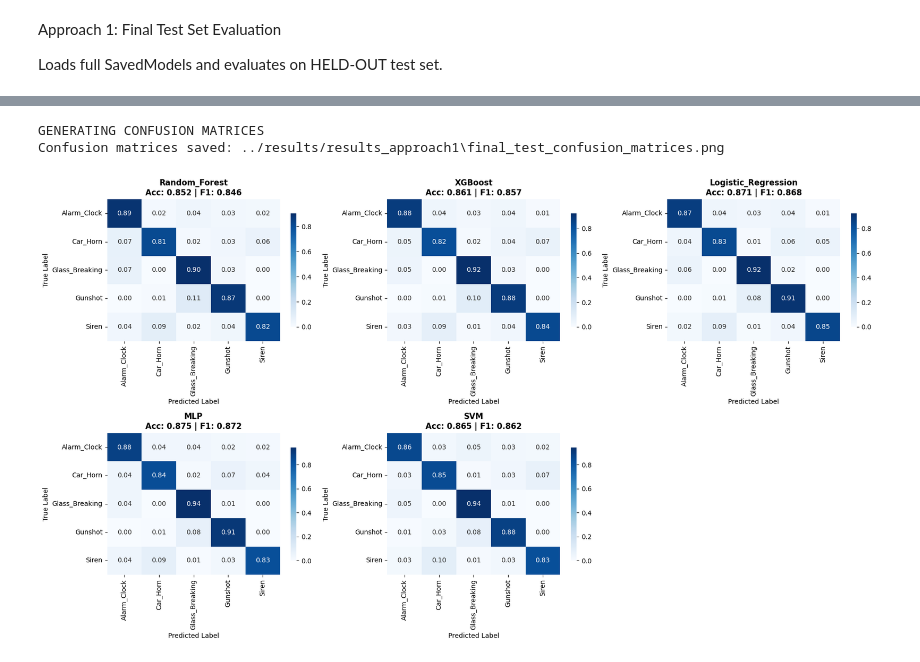
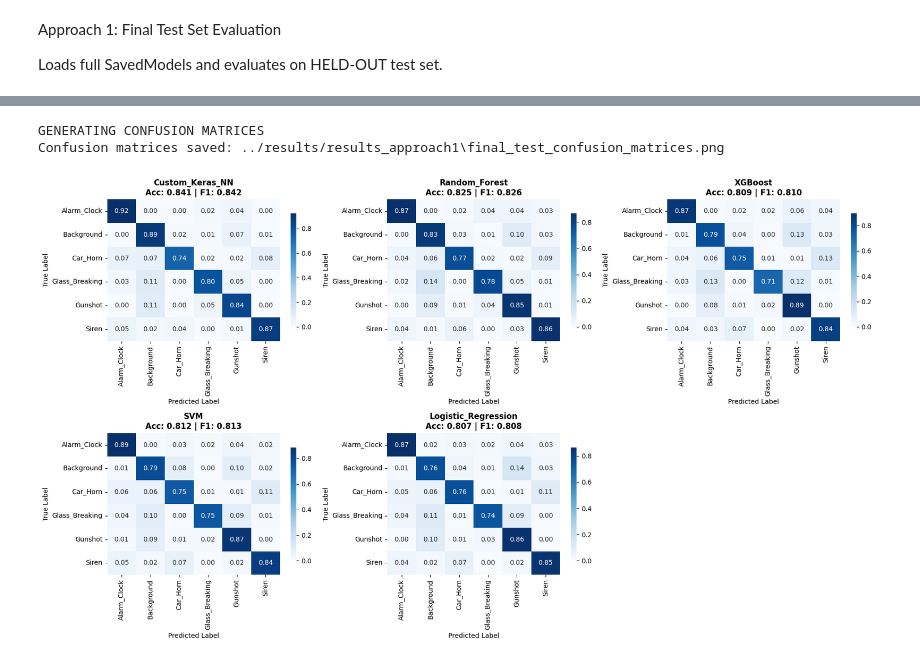
Before and after one commit to namneet8/AICapstone, a Jupyter notebook: Yamnet_transfer_learning/Approach1_notebooks/04_test_eval.ipynb, the cells around one changed output, grey strips where cells are left out. Saved outputs shown, nothing was run; the diff lists cells and outputs as text; code cells hidden in the pictures.

```diff
--- a/Yamnet_transfer_learning/Approach1_notebooks/04_test_eval.ipynb
+++ b/Yamnet_transfer_learning/Approach1_notebooks/04_test_eval.ipynb
@@ -63,7 +96,8 @@ category_mapping = {
     'car_horn': 'Car_Horn',
     'glass_breaking': 'Glass_Breaking',
     'gunshot': 'Gunshot',
-    'siren': 'Siren'
+    'siren': 'Siren',
+    'Background': 'Background'
 }
 
 raw_audio_list = []
@@ -173,7 +209,8 @@ Total models found: 5
 def run_inference(model, audio_batch):
     """Run inference on batch of 0.96s audio clips"""
     start = time.time()
-    probs = model.predict(audio_batch, verbose=0)
+    # Batch prediction
+    probs = model.predict(audio_batch, verbose=0, batch_size=32)
     latency_ms = (time.time() - start) * 1000 / len(audio_batch)
     return probs, latency_ms
 
@@ -184,14 +221,21 @@ results = []
 all_predictions = {}
 all_probabilities = {}
 
+# We collect custom objects here to pass to load_model
+custom_objs = {
+    'YamnetEmbedding': YamnetEmbedding,
+    'ScalerLayer': ScalerLayer,
+    'TemperatureSoftmax': TemperatureSoftmax
+}
+
 for model_name, model_path in model_paths.items():
     print(f"\nEvaluating: {model_name}")
 
-    # Load model
+    # Load model with ALL custom layers
     try:
         model = tf.keras.models.load_model(
             model_path,
-            custom_objects={'YamnetEmbedding': YamnetEmbedding}
+            custom_objects=custom_objs
         )
         print(f"  Model loaded successfully")
     except Exception as e:
@@ -224,7 +268,7 @@ for model_name, model_path in model_paths.items():
         'Size_MB': size_mb
     })
 
-    all_predictions[model_name] = y_pred_labels
+    all_predictions[model_name] = y_pred
     all_probabilities[model_name] = probs
 
     print(f"  Accuracy: {acc:.4f} | F1-Macro: {f1_macro:.4f} | Latency: {latency_ms:.2f} ms/sample")
@@ -274,41 +318,42 @@ Leaderboard saved: ../results/results_approach1\final_test_leaderboard.csv
 # %%
 # ==================== CONFUSION MATRICES ====================
 print("\nGENERATING CONFUSION MATRICES")
 n_models = len(all_predictions)
-n_cols = 3
-n_rows = (n_models + n_cols - 1) // n_cols
+if n_models > 0:
+    n_cols = 3
+    n_rows = (n_models + n_cols - 1) // n_cols
 
-fig, axes = plt.subplots(n_rows, n_cols, figsize=(6*n_cols, 5*n_rows))
-axes = axes.flatten() if n_models > 1 else [axes]
+    fig, axes = plt.subplots(n_rows, n_cols, figsize=(6*n_cols, 5*n_rows))
+    axes = axes.flatten() if n_models > 1 else [axes]
 
-for idx, (model_name, y_pred) in enumerate(all_predictions.items()):
-    cm = confusion_matrix(y_test, y_pred, labels=classes)
-    cm_norm = cm.astype('float') / cm.sum(axis=1)[:, np.newaxis]
+    for idx, (model_name, y_pred) in enumerate(all_predictions.items()):
+        cm = confusion_matrix(y_test_encoded, y_pred) # Use encoded vs encoded
+        cm_norm = cm.astype('float') / cm.sum(axis=1)[:, np.newaxis]
 
-    sns.heatmap(cm_norm, annot=True, fmt='.2f', cmap='Blues',
-                xticklabels=classes, yticklabels=classes,
-                ax=axes[idx], cbar_kws={'shrink': 0.8})
+        sns.heatmap(cm_norm, annot=True, fmt='.2f', cmap='Blues',
+                    xticklabels=classes, yticklabels=classes,
+                    ax=axes[idx], cbar_kws={'shrink': 0.8})
 
-    acc = results_df[results_df['Model'] == model_name]['Accuracy'].values[0]
-    f1 = results_df[results_df['Model'] == model_name]['F1_Macro'].values[0]
+        acc = results_df[results_df['Model'] == model_name]['Accuracy'].values[0]
+        f1 = results_df[results_df['Model'] == model_name]['F1_Macro'].values[0]
 
-    axes[idx].set_title(f'{model_name}\nAcc: {acc:.3f} | F1: {f1:.3f}', fontweight='bold')
-    axes[idx].set_ylabel('True Label')
-    axes[idx].set_xlabel('Predicted Label')
+        axes[idx].set_title(f'{model_name}\nAcc: {acc:.3f} | F1: {f1:.3f}', fontweight='bold')
+        axes[idx].set_ylabel('True Label')
+        axes[idx].set_xlabel('Predicted Label')
 
-# Hide unused subplots
-for j in range(len(all_predictions), len(axes)):
-    axes[j].axis('off')
+    # Hide unused subplots
+    for j in range(len(all_predictions), len(axes)):
+        axes[j].axis('off')
 
-plt.tight_layout()
-cm_path = os.path.join(RESULTS_DIR, 'final_test_confusion_matrices.png')
-plt.savefig(cm_path, dpi=300, bbox_inches='tight')
-print(f"Confusion matrices saved: {cm_path}")
-plt.show()
+    plt.tight_layout()
+    cm_path = os.path.join(RESULTS_DIR, 'final_test_confusion_matrices.png')
+    plt.savefig(cm_path, dpi=300, bbox_inches='tight')
+    print(f"Confusion matrices saved: {cm_path}")
+    plt.show()
 # %% [output]
 GENERATING CONFUSION MATRICES
 Confusion matrices saved: ../results/results_approach1\final_test_confusion_matrices.png
-[figure, old version]
+[figure, new version]
 # %%
 # ==================== ROC CURVES ====================
 print("\nGENERATING ROC CURVES")
```
Also changed, not shown: parts of 11 cells of this notebook, 12 other files.
